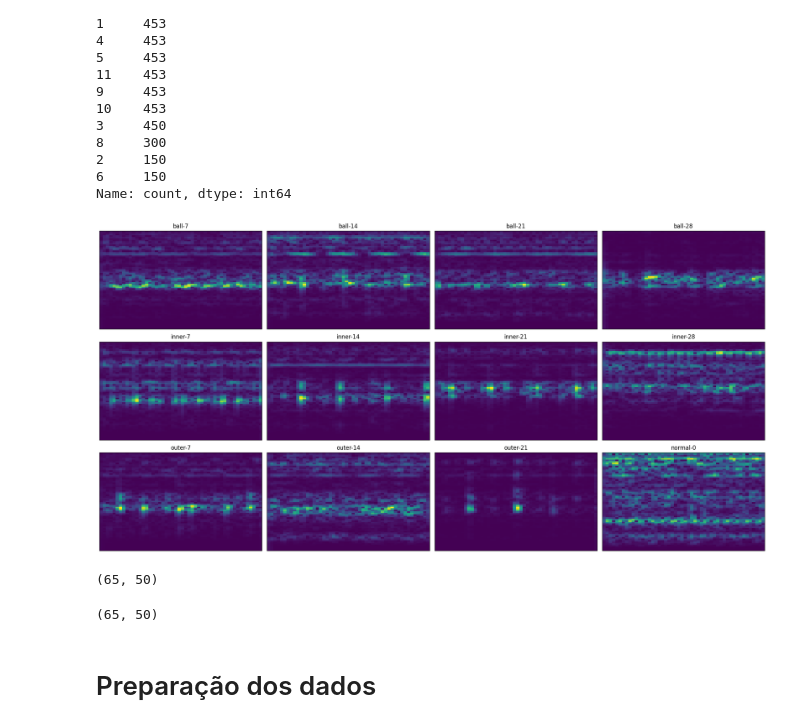
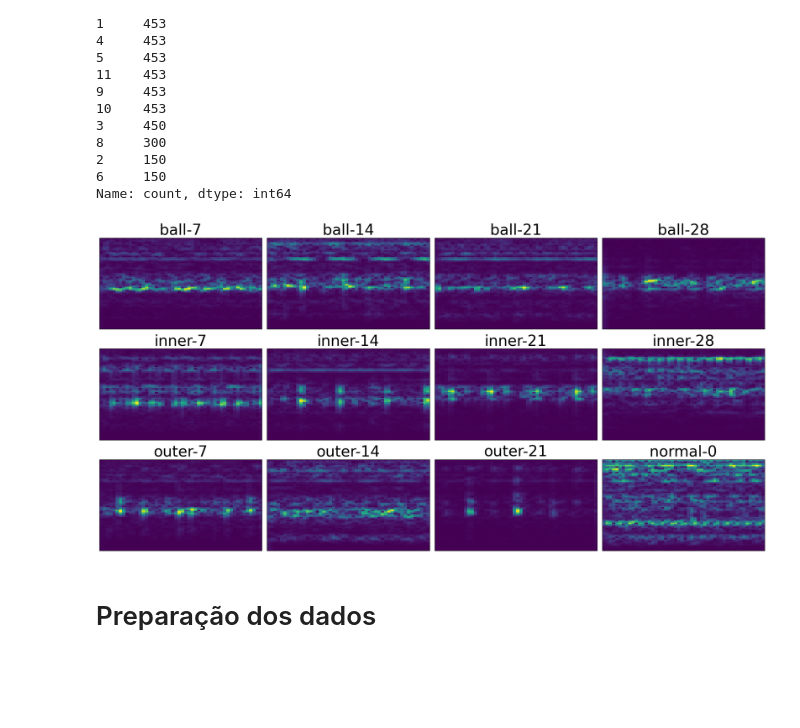
Before and after one commit to LuizFFonseca/Trabalho_final_AM, a Jupyter notebook: Trabalho.ipynb, the cells around one changed output. Cells and saved outputs as stored; diff of their text form; code cells hidden in the pictures; blank space fills up the shorter version.

```diff
--- a/Trabalho.ipynb
+++ b/Trabalho.ipynb
@@ -101,10 +112,10 @@ for index, row in to_plot.iterrows():
     ax = axes[index // 4, index % 4]  # Divisão inteira para linha e módulo para coluna
     # Plotar a lista no gráfico
     ax.plot(lista, color='b')
-    ax.set_title(titulo)
+    ax.set_title(titulo, fontsize = 32)
     # ax.set_xlabel('Índice')
     ax.set_xticks([])
-    ax.set_ylabel('Aceleração')
+    ax.set_ylabel('Aceleração',fontsize = 20)
     ax.grid(True)
 
 # Ajustar o layout para evitar sobreposição
@@ -283,43 +294,35 @@ Name: count, dtype: int64
 # %%
 to_plot = df_stft.drop_duplicates(subset=['label'], keep='first')
 
 to_plot = to_plot.reset_index(drop=True)
 
 # Definindo o tamanho da figura e a grade de subplots (3 linhas x 4 colunas)
 fig, axes = plt.subplots(3, 4, figsize=(20, 10))
 
 # Iterar sobre cada linha do DataFrame e cada eixo do subplot
 for index, row in to_plot.iterrows():
     matriz = row['stft']
     titulo = f"{classes[int(row['label'])]}"
 
     # Encontrar a posição do subplot
     ax = axes[index // 4, index % 4]  # Divisão inteira para linha e módulo para coluna
 
     # Plotar a matriz 2D usando imshow
     cax = ax.imshow(np.abs(matriz), cmap='viridis', aspect='auto')
-    ax.set_title(titulo)
+    ax.set_title(titulo, fontsize = 32)
     ax.set_xticks([])
     ax.set_yticks([])
 
     # Adicionar uma barra de cor para cada subplot
     # fig.colorbar(cax, ax=ax)
 
 # Ajustar o layout para evitar sobreposição
 plt.tight_layout()
 
 # Mostrar o gráfico
 plt.show()
 # %% [output]
-[figure, old version]
+[figure, new version]
-# %%
-df_stft[df_stft['label'] == 8]['stft'].iloc[0].shape
-# %% [output]
-(65, 50)
-# %%
-df_stft[df_stft['label'] == 0]['stft'].iloc[0].shape
-# %% [output]
-(65, 50)
 # %% [markdown]
 # Preparação dos dados
 # %%
```
Also changed, not shown: parts of 41 cells of this notebook.
